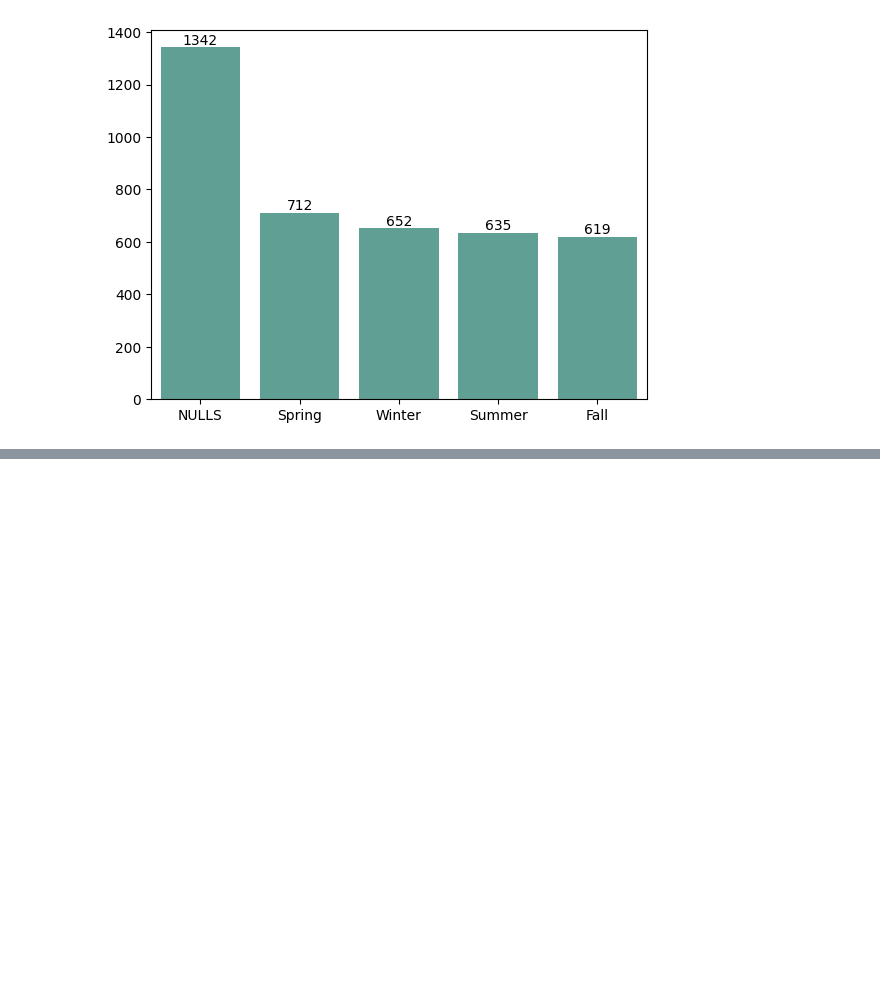
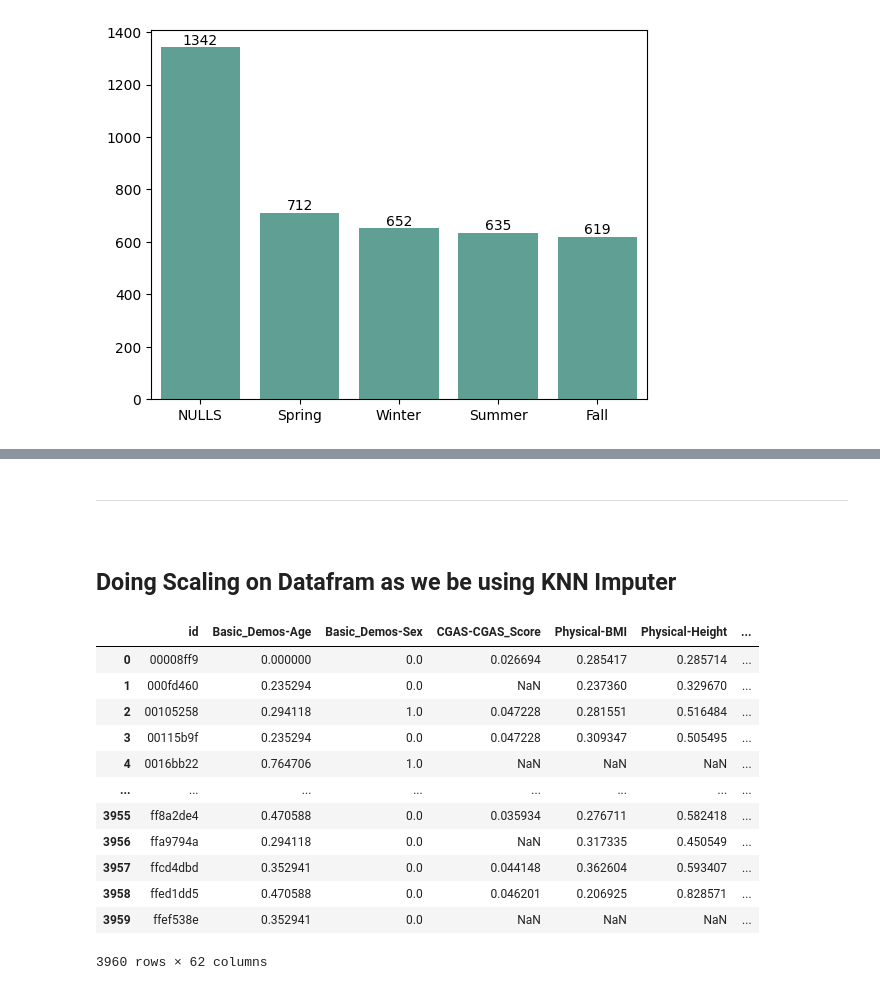
Before and after one commit to dileepNaiduOne/child-problematic-internet-usage, a Jupyter notebook: EDA.ipynb, the cells around one changed output, grey strips where cells are left out. Cells and saved outputs as stored; diff of their text form; code cells hidden in the pictures; blank space fills up the shorter version.

```diff
--- a/EDA.ipynb
+++ b/EDA.ipynb
@@ -214,0 +287,6 @@ for i in seasons_cols:
+# %% [markdown]
+#
+---
+#
+# %% [markdown]
+## Doing Scaling on Datafram as we be using KNN Imputer
@@ -214,0 +301,16 @@ for i in seasons_cols:
+# %%
+df
+# %% [output]
+|  | id | Basic_Demos-Age | Basic_Demos-Sex | CGAS-CGAS_Score | Physical-BMI | Physical-Height | ... |
+| 0 | 00008ff9 | 0.000000 | 0.0 | 0.026694 | 0.285417 | 0.285714 | ... |
+| 1 | 000fd460 | 0.235294 | 0.0 | NaN | 0.237360 | 0.329670 | ... |
+| 2 | 00105258 | 0.294118 | 1.0 | 0.047228 | 0.281551 | 0.516484 | ... |
+| 3 | 00115b9f | 0.235294 | 0.0 | 0.047228 | 0.309347 | 0.505495 | ... |
+| 4 | 0016bb22 | 0.764706 | 1.0 | NaN | NaN | NaN | ... |
+| ... | ... | ... | ... | ... | ... | ... | ... |
+| 3955 | ff8a2de4 | 0.470588 | 0.0 | 0.035934 | 0.276711 | 0.582418 | ... |
+| 3956 | ffa9794a | 0.294118 | 0.0 | NaN | 0.317335 | 0.450549 | ... |
+| 3957 | ffcd4dbd | 0.352941 | 0.0 | 0.044148 | 0.362604 | 0.593407 | ... |
+| 3958 | ffed1dd5 | 0.470588 | 0.0 | 0.046201 | 0.206925 | 0.828571 | ... |
+| 3959 | ffef538e | 0.352941 | 0.0 | NaN | NaN | NaN | ... |
+3960 rows × 62 columns
```
Also changed, not shown: parts of 30 cells of this notebook.
